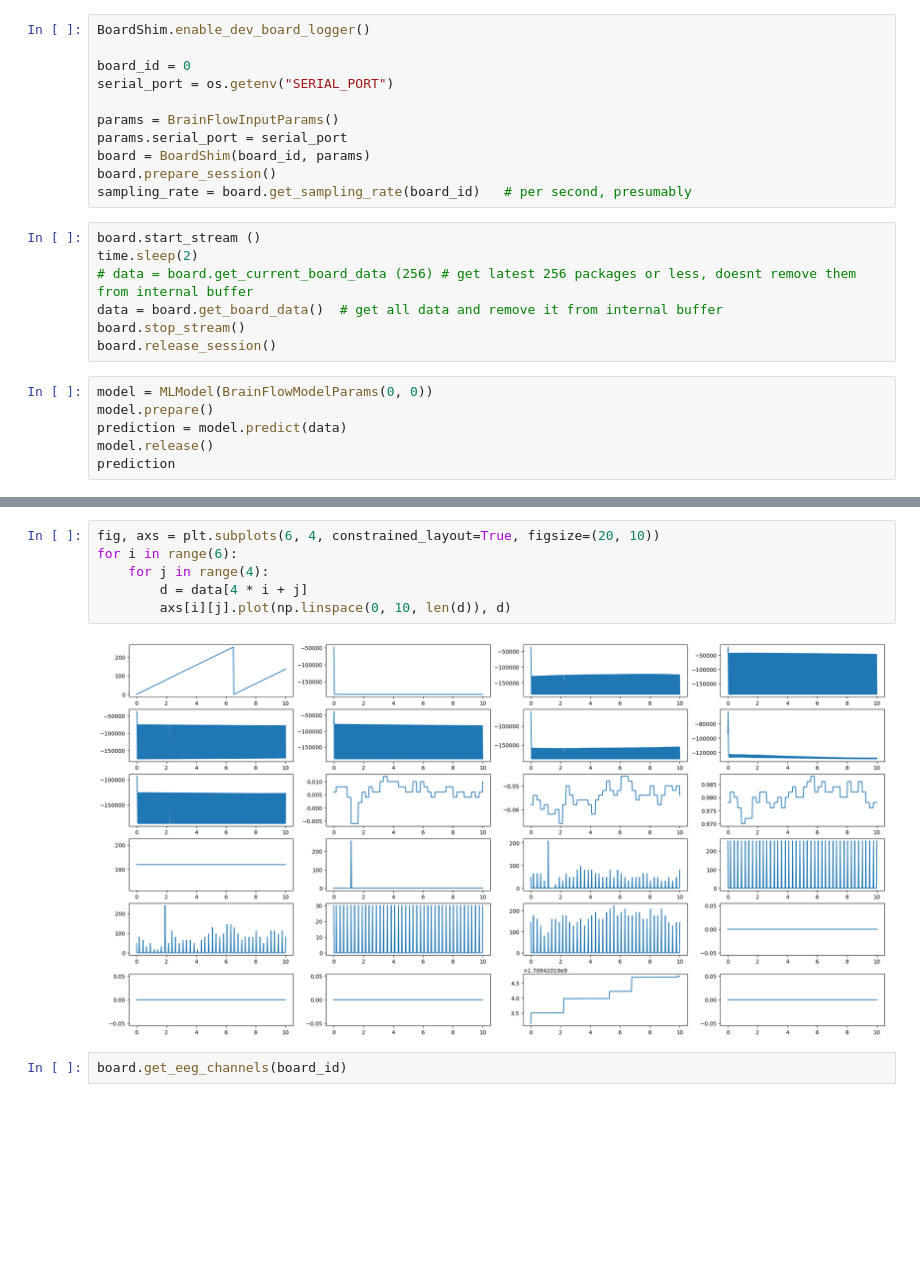
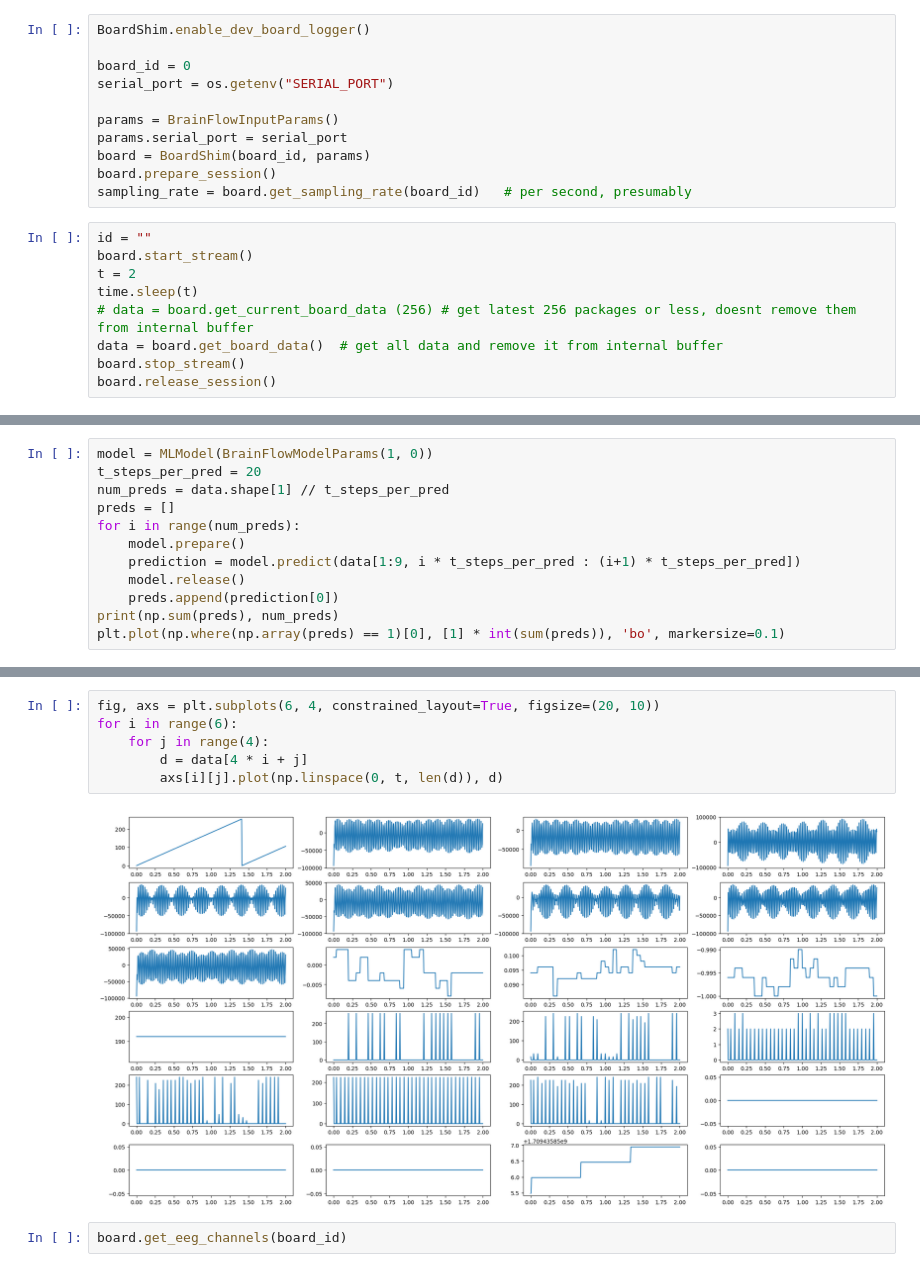
Before and after one commit to Rohan-Pandey1729/Neuro-Hackathon-2024, a Jupyter notebook: get_data.ipynb, the cells around one changed output, grey strips where cells are left out. Cells and saved outputs as stored; diff of their text form; blank space fills up the shorter version.

Commit message:
collect concentration data

```diff
--- a/get_data.ipynb
+++ b/get_data.ipynb
@@ -25,15 +26,11 @@ board = BoardShim(board_id, params)
 board.prepare_session()
 sampling_rate = board.get_sampling_rate(board_id)   # per second, presumably
 # %%
-board.start_stream ()
-time.sleep(2)
+id = ""
+board.start_stream()
+t = 2
+time.sleep(t)
 # data = board.get_current_board_data (256) # get latest 256 packages or less, doesnt remove them from internal buffer
 data = board.get_board_data()  # get all data and remove it from internal buffer
 board.stop_stream()
 board.release_session()
-# %%
-model = MLModel(BrainFlowModelParams(0, 0))
-model.prepare()
-prediction = model.predict(data)
-model.release()
-prediction
@@ -62,0 +50,12 @@ data.shape
+# %%
+model = MLModel(BrainFlowModelParams(1, 0))
+t_steps_per_pred = 20
+num_preds = data.shape[1] // t_steps_per_pred
+preds = []
+for i in range(num_preds):
+    model.prepare()
+    prediction = model.predict(data[1:9, i * t_steps_per_pred : (i+1) * t_steps_per_pred])
+    model.release()
+    preds.append(prediction[0])
+print(np.sum(preds), num_preds)
+plt.plot(np.where(np.array(preds) == 1)[0], [1] * int(sum(preds)), 'bo', markersize=0.1)
@@ -63,11 +78,11 @@ data.shape
 # %%
 fig, axs = plt.subplots(6, 4, constrained_layout=True, figsize=(20, 10))
 for i in range(6):
     for j in range(4):
         d = data[4 * i + j]
-        axs[i][j].plot(np.linspace(0, 10, len(d)), d)
+        axs[i][j].plot(np.linspace(0, t, len(d)), d)
 # %% [output]
-[figure, old version]
+[figure, new version]
 # %%
 board.get_eeg_channels(board_id)
 # %% [output]
```
Also changed, not shown: parts of 8 cells of this notebook, 41 other files.
